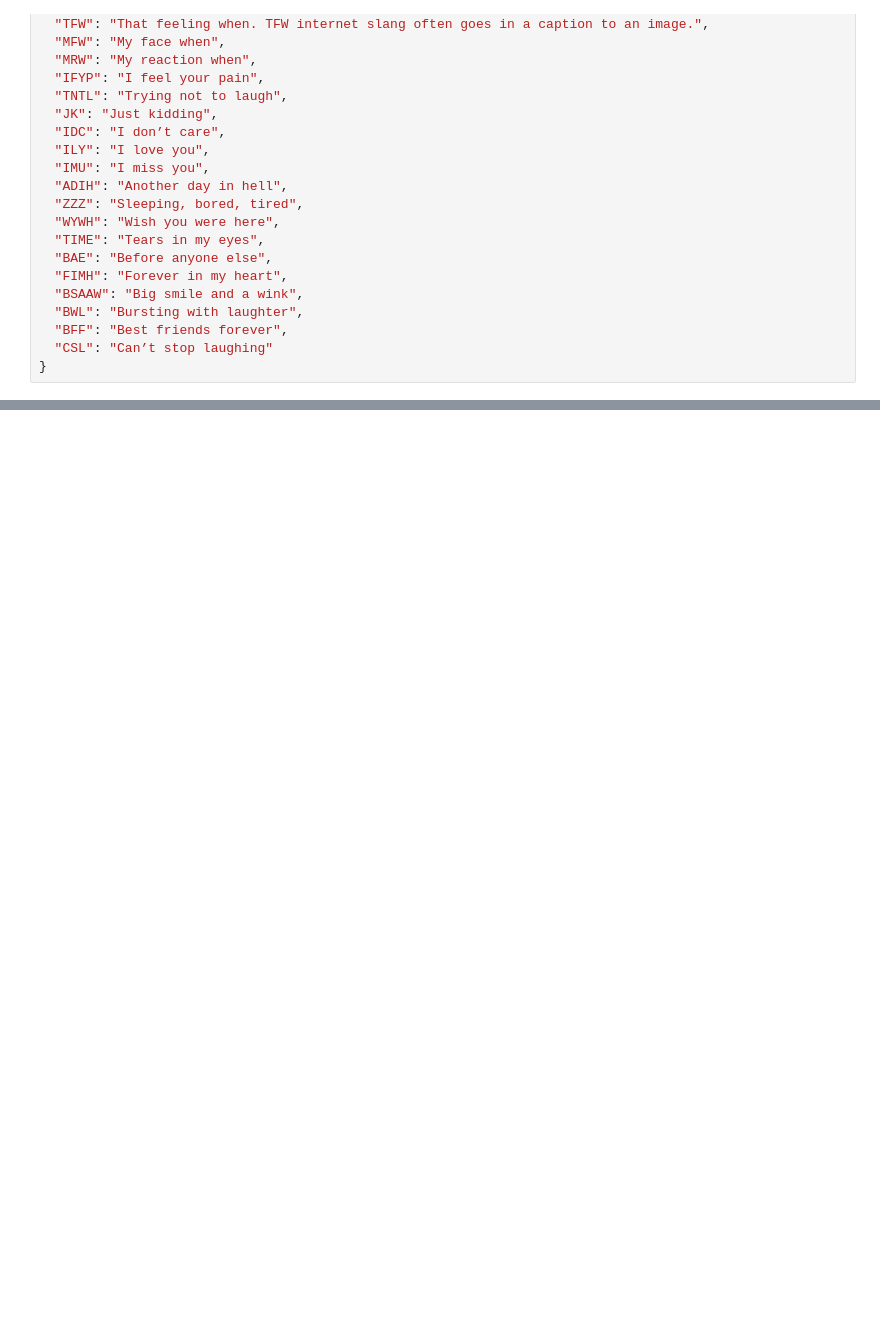
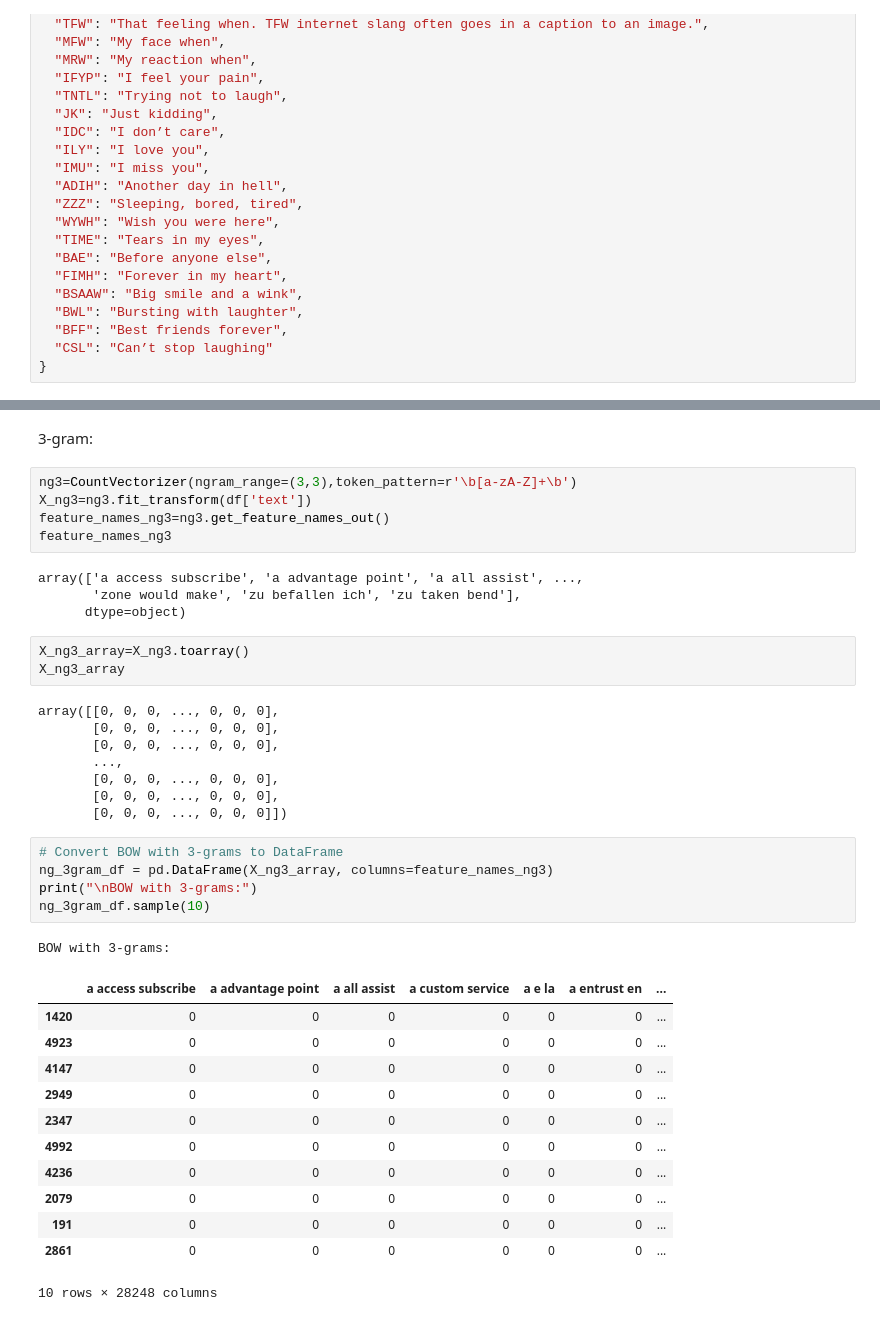
Before and after one commit to Miliyas/Generative_AI-Assignments, a Jupyter notebook: twitter_customer_support.ipynb, the cells around one changed output, grey strips where cells are left out. Cells and saved outputs as stored; diff of their text form; blank space fills up the shorter version.

```diff
--- a/twitter_customer_support.ipynb
+++ b/twitter_customer_support.ipynb
@@ -245,0 +437,41 @@ df1['text'][127976]
+# %% [markdown]
+3-gram:
+# %%
+ng3=CountVectorizer(ngram_range=(3,3),token_pattern=r'\b[a-zA-Z]+\b')
+X_ng3=ng3.fit_transform(df['text'])
+feature_names_ng3=ng3.get_feature_names_out()
+feature_names_ng3
+# %% [output]
+array(['a access subscribe', 'a advantage point', 'a all assist', ...,
+       'zone would make', 'zu befallen ich', 'zu taken bend'],
+      dtype=object)
+# %%
+X_ng3_array=X_ng3.toarray()
+X_ng3_array
+# %% [output]
+array([[0, 0, 0, ..., 0, 0, 0],
+       [0, 0, 0, ..., 0, 0, 0],
+       [0, 0, 0, ..., 0, 0, 0],
+       ...,
+       [0, 0, 0, ..., 0, 0, 0],
+       [0, 0, 0, ..., 0, 0, 0],
+       [0, 0, 0, ..., 0, 0, 0]])
+# %%
+# Convert BOW with 3-grams to DataFrame
+ng_3gram_df = pd.DataFrame(X_ng3_array, columns=feature_names_ng3)
+print("\nBOW with 3-grams:")
+ng_3gram_df.sample(10)
+# %% [output]
+BOW with 3-grams:
+|  | a access subscribe | a advantage point | a all assist | a custom service | a e la | a entrust en | ... |
+| 1420 | 0 | 0 | 0 | 0 | 0 | 0 | ... |
+| 4923 | 0 | 0 | 0 | 0 | 0 | 0 | ... |
+| 4147 | 0 | 0 | 0 | 0 | 0 | 0 | ... |
+| 2949 | 0 | 0 | 0 | 0 | 0 | 0 | ... |
+| 2347 | 0 | 0 | 0 | 0 | 0 | 0 | ... |
+| 4992 | 0 | 0 | 0 | 0 | 0 | 0 | ... |
+| 4236 | 0 | 0 | 0 | 0 | 0 | 0 | ... |
+| 2079 | 0 | 0 | 0 | 0 | 0 | 0 | ... |
+| 191 | 0 | 0 | 0 | 0 | 0 | 0 | ... |
+| 2861 | 0 | 0 | 0 | 0 | 0 | 0 | ... |
+10 rows × 28248 columns
```
Also changed, not shown: parts of 49 cells of this notebook.
